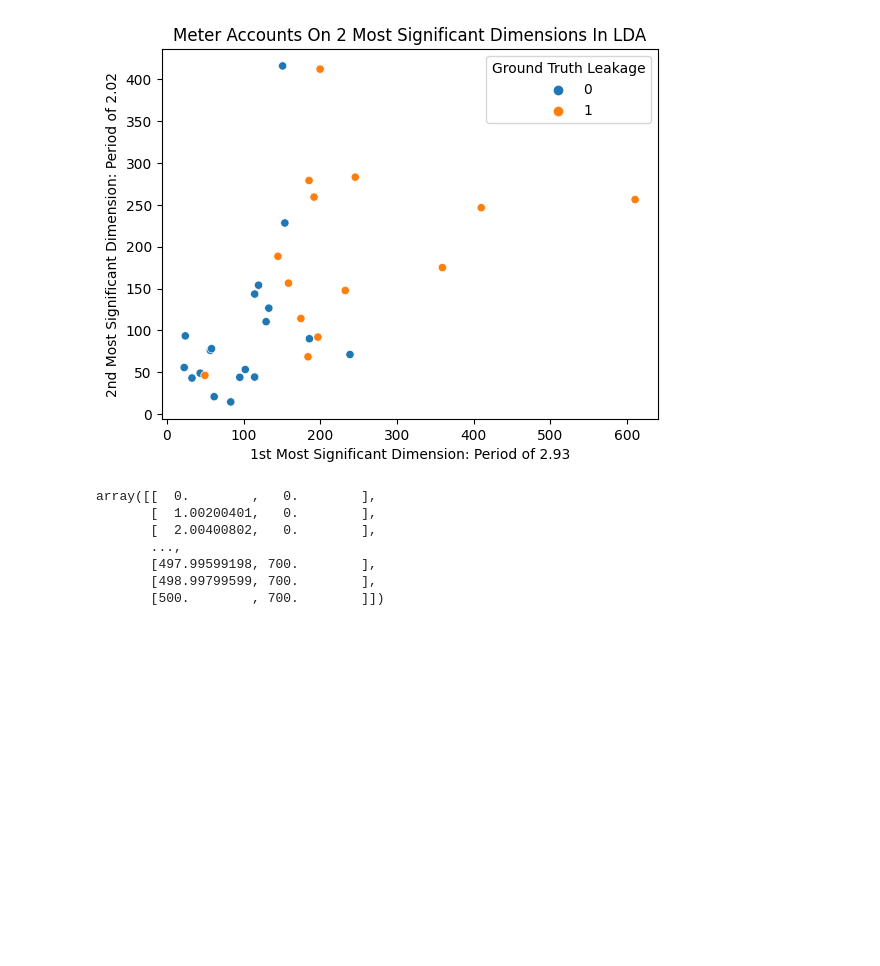
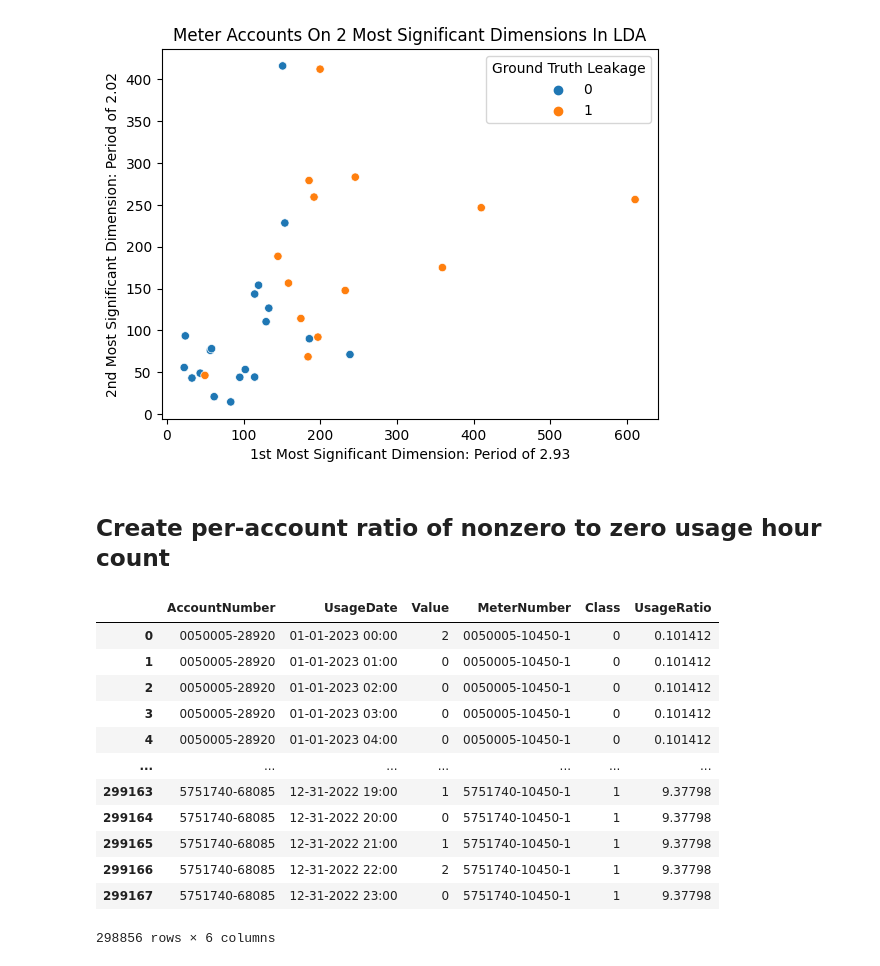
Before and after one commit to Starfarmer2/DIIG_Aquatrax_F23, a Jupyter notebook: src/Small_Leaks/leak_lda_v2_Lewis.ipynb, the cells around one changed output. Drawn from its saved outputs; the diff is of its cells as text; code cells hidden in the pictures; blank space fills up the shorter version.

Commit message:
Create nonzero-to-zero hrs ratio for leakage data

```diff
--- a/src/Small_Leaks/leak_lda_v2_Lewis.ipynb
+++ b/src/Small_Leaks/leak_lda_v2_Lewis.ipynb
@@ -342,13 +342,37 @@ plt.legend(title='Ground Truth Leakage', loc='upper right')
 # %% [output]
 <matplotlib.legend.Legend at 0x...>
 [figure]
-# %%
-linemesh
-# %% [output]
-array([[  0.        ,   0.        ],
-       [  1.00200401,   0.        ],
-       [  2.00400802,   0.        ],
-       ...,
-       [497.99599198, 700.        ],
-       [498.99799599, 700.        ],
-       [500.        , 700.        ]])
+# %% [markdown]
+## Create per-account ratio of nonzero to zero usage hour count
+# %%
+# Create UsageRatio col
+combined_data['UsageRatio'] = pd.NA
+
+# Iterate over account numbers
+for num in combined_data['AccountNumber'].unique():
+    # Pull data for each account number
+    subset = combined_data[combined_data['AccountNumber'] == num]
+
+    # Count values for each condition
+    non_zero_count = (subset['Value'] > 0).sum()
+    zero_count = (subset['Value'] == 0).sum()
+
+    # Calculate usage ratio (nonzero-to-zero)
+    usage_ratio = non_zero_count / zero_count if zero_count != 0 else pd.NA
+    combined_data.loc[combined_data['AccountNumber'] == num, 'UsageRatio'] = usage_ratio
+
+combined_data
+# %% [output]
+|  | AccountNumber | UsageDate | Value | MeterNumber | Class | UsageRatio |
+| 0 | 0050005-28920 | 01-01-2023 00:00 | 2 | 0050005-10450-1 | 0 | 0.101412 |
+| 1 | 0050005-28920 | 01-01-2023 01:00 | 0 | 0050005-10450-1 | 0 | 0.101412 |
+| 2 | 0050005-28920 | 01-01-2023 02:00 | 0 | 0050005-10450-1 | 0 | 0.101412 |
+| 3 | 0050005-28920 | 01-01-2023 03:00 | 0 | 0050005-10450-1 | 0 | 0.101412 |
+| 4 | 0050005-28920 | 01-01-2023 04:00 | 0 | 0050005-10450-1 | 0 | 0.101412 |
+| ... | ... | ... | ... | ... | ... | ... |
+| 299163 | 5751740-68085 | 12-31-2022 19:00 | 1 | 5751740-10450-1 | 1 | 9.37798 |
+| 299164 | 5751740-68085 | 12-31-2022 20:00 | 0 | 5751740-10450-1 | 1 | 9.37798 |
+| 299165 | 5751740-68085 | 12-31-2022 21:00 | 1 | 5751740-10450-1 | 1 | 9.37798 |
+| 299166 | 5751740-68085 | 12-31-2022 22:00 | 2 | 5751740-10450-1 | 1 | 9.37798 |
+| 299167 | 5751740-68085 | 12-31-2022 23:00 | 0 | 5751740-10450-1 | 1 | 9.37798 |
+298856 rows × 6 columns
```
Also changed, not shown: parts of 3 cells of this notebook.
